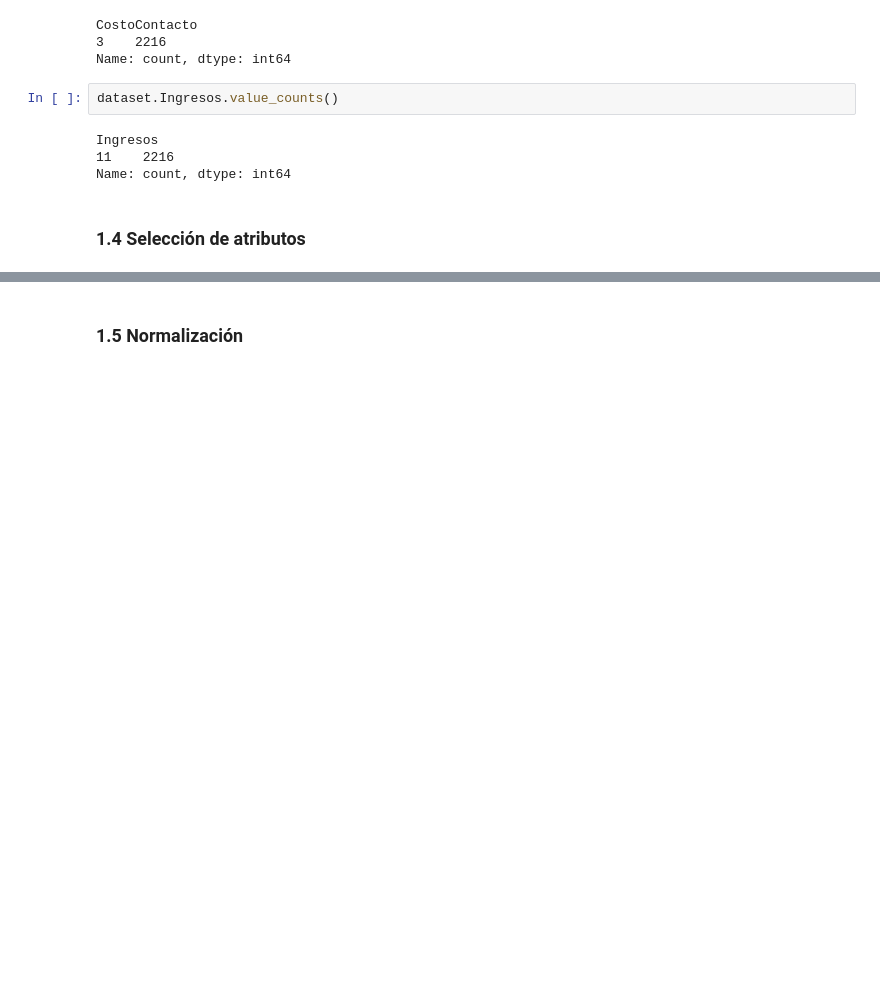
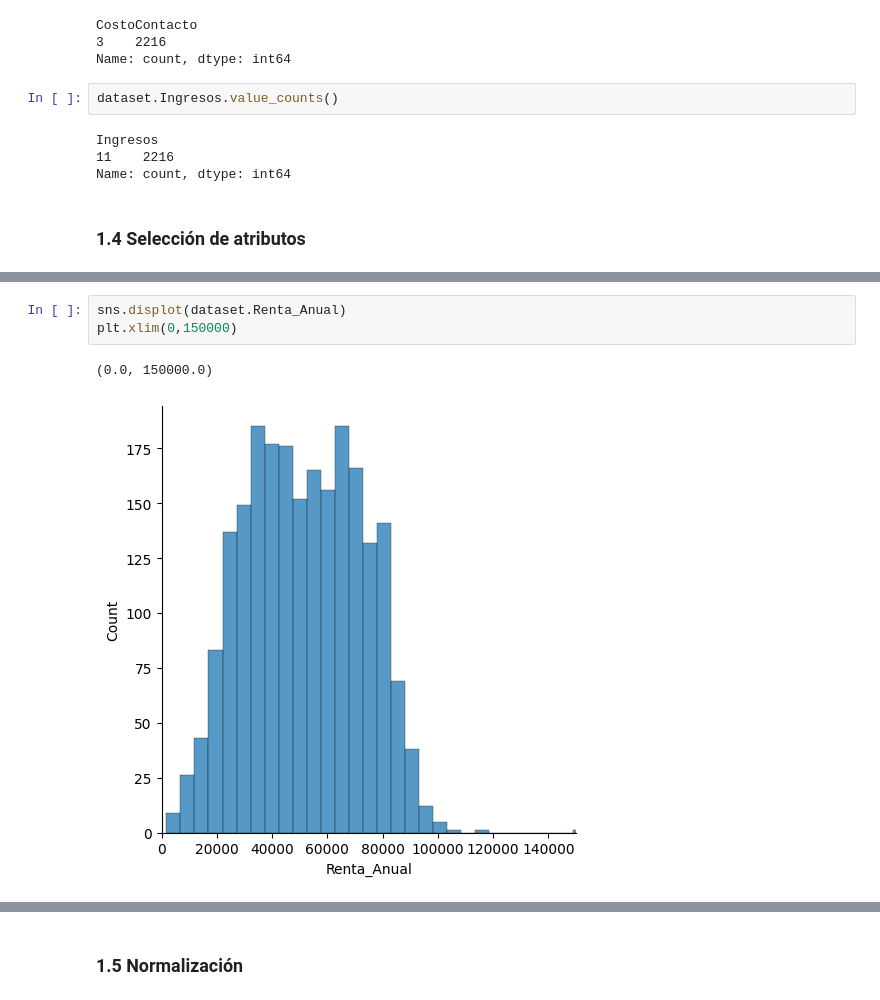
Before and after one commit to Ivan96LV/Machine_Learning, a Jupyter notebook: clustering_kmeans_dbscan_meanshift.ipynb, the cells around one changed output, grey strips where cells are left out. Cells and saved outputs as stored; diff of their text form; blank space fills up the shorter version.

```diff
--- a/clustering_kmeans_dbscan_meanshift.ipynb
+++ b/clustering_kmeans_dbscan_meanshift.ipynb
@@ -189,0 +204,6 @@ Name: count, dtype: int64
+# %%
+sns.displot(dataset.Renta_Anual)
+plt.xlim(0,150000)
+# %% [output]
+(0.0, 150000.0)
+[figure, added]
```
Also changed, not shown: parts of 33 cells of this notebook, 3 other files.
